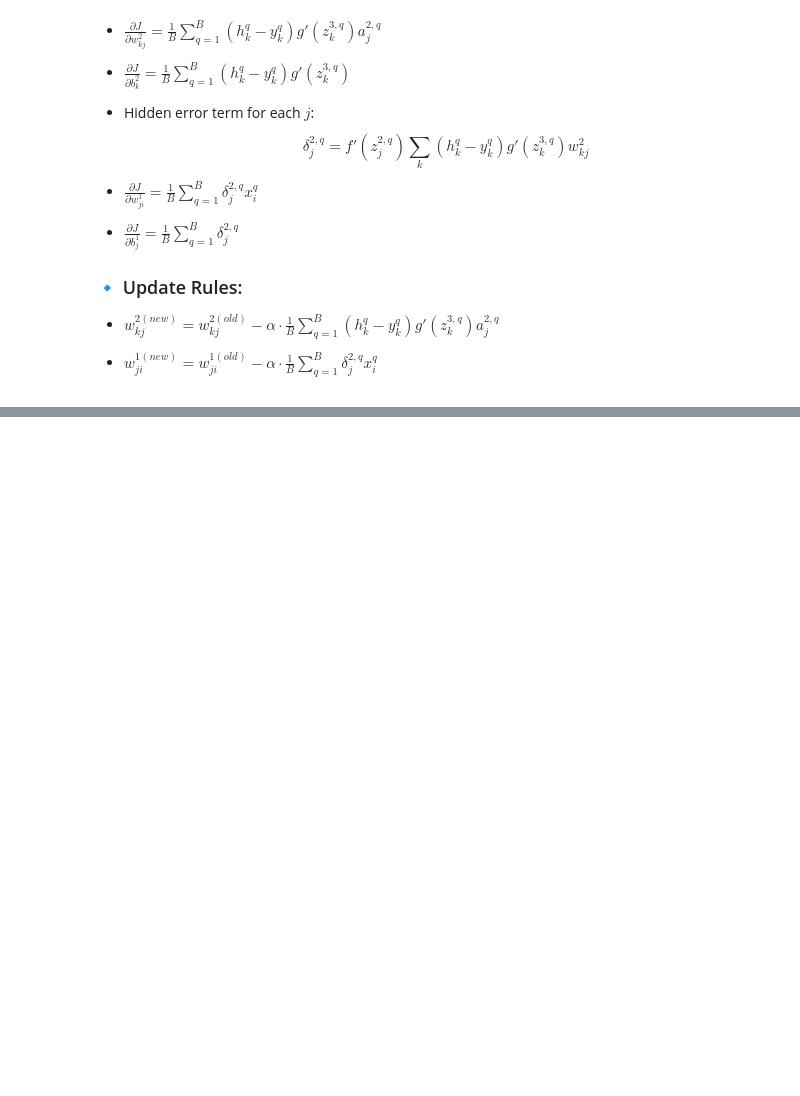
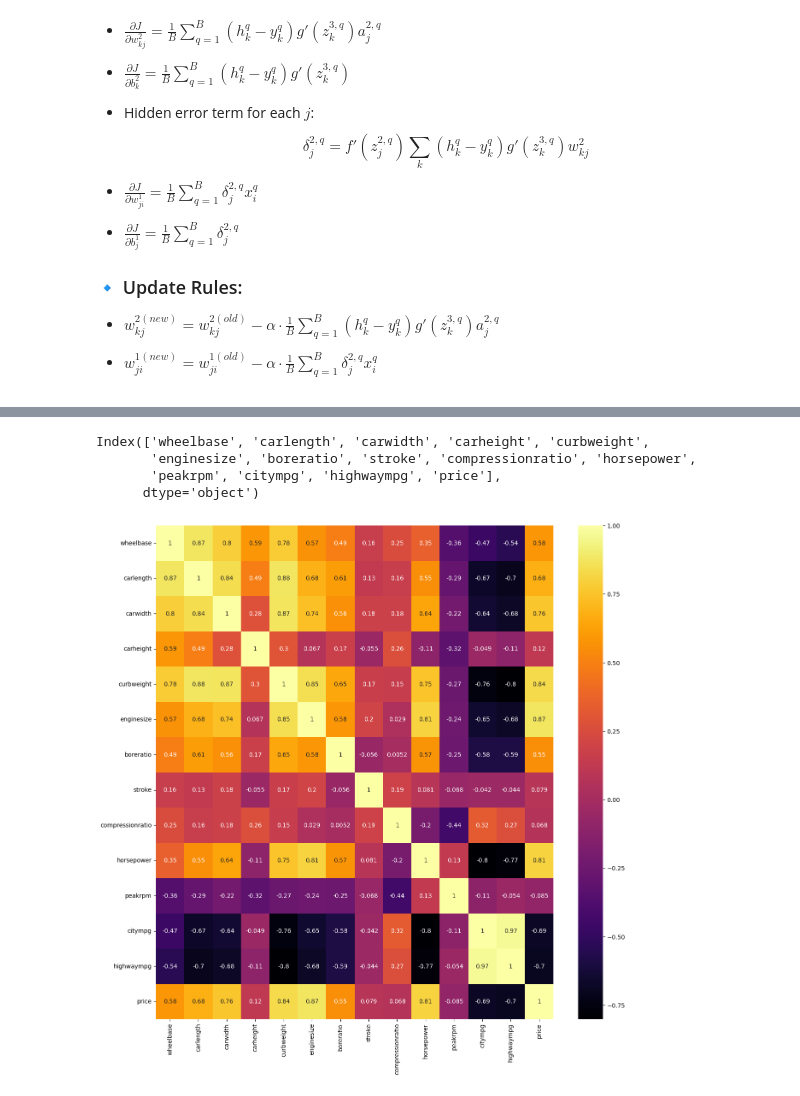
Before and after one commit to mjmousavi97/Deep-Learning-Tehran-uni, a Jupyter notebook: HomeWorks/01 HW/Q4.ipynb, the cells around one changed output, grey strips where cells are left out. Drawn from its saved outputs; the diff is of its cells as text; code cells hidden in the pictures; blank space fills up the shorter version.

```diff
--- a/HomeWorks/01 HW/Q4.ipynb
+++ b/HomeWorks/01 HW/Q4.ipynb
@@ -225,0 +404,10 @@ $$
+# %%
+company_name = []
+
+for carname in df['CarName']:
+    com_name = carname.split()[0]
+    company_name.append(com_name)
+
+companyname = pd.DataFrame(company_name)
+
+df.insert(2, 'CompanyName', companyname[0])
@@ -225,0 +555,14 @@ $$
+# %%
+num = df.select_dtypes(exclude=['object']).columns
+num
+# %% [output]
+Index(['wheelbase', 'carlength', 'carwidth', 'carheight', 'curbweight',
+       'enginesize', 'boreratio', 'stroke', 'compressionratio', 'horsepower',
+       'peakrpm', 'citympg', 'highwaympg', 'price'],
+      dtype='object')
+# %%
+plt.figure(figsize=(15, 15))
+sns.heatmap(df[num].corr(), annot=True, cmap='inferno')
+plt.show()
+# %% [output]
+[figure, added]
```
Also changed, not shown: parts of 32 cells of this notebook.
